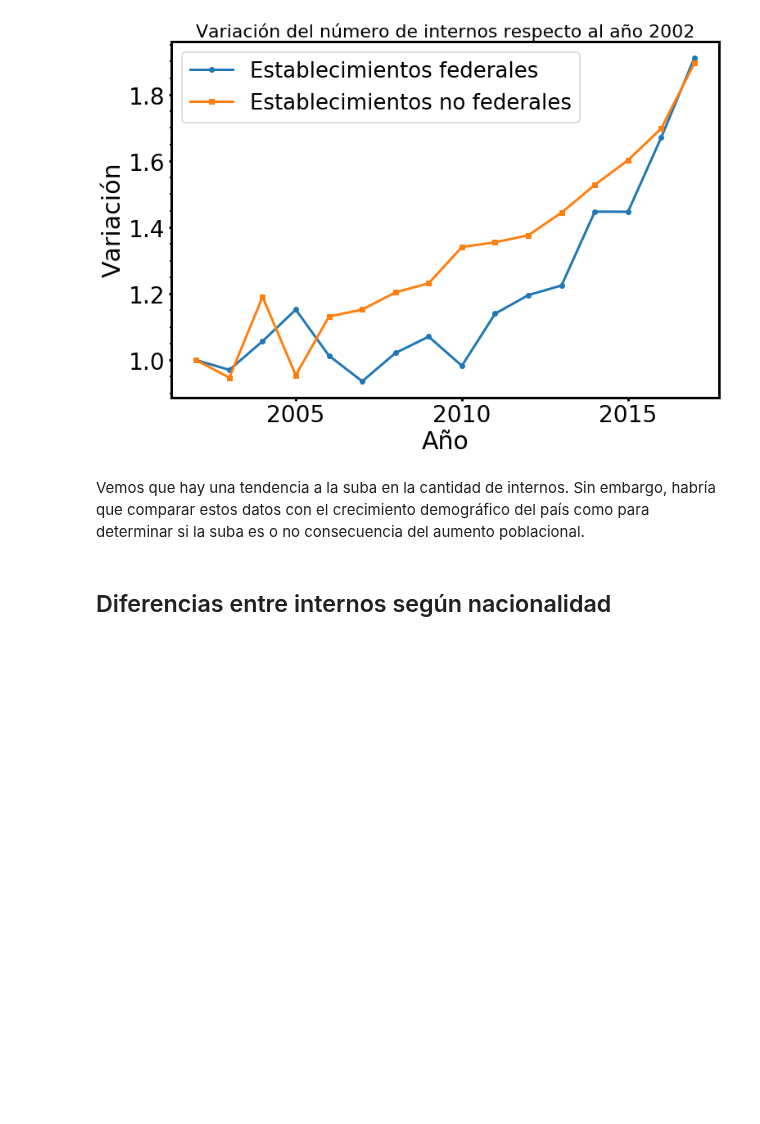
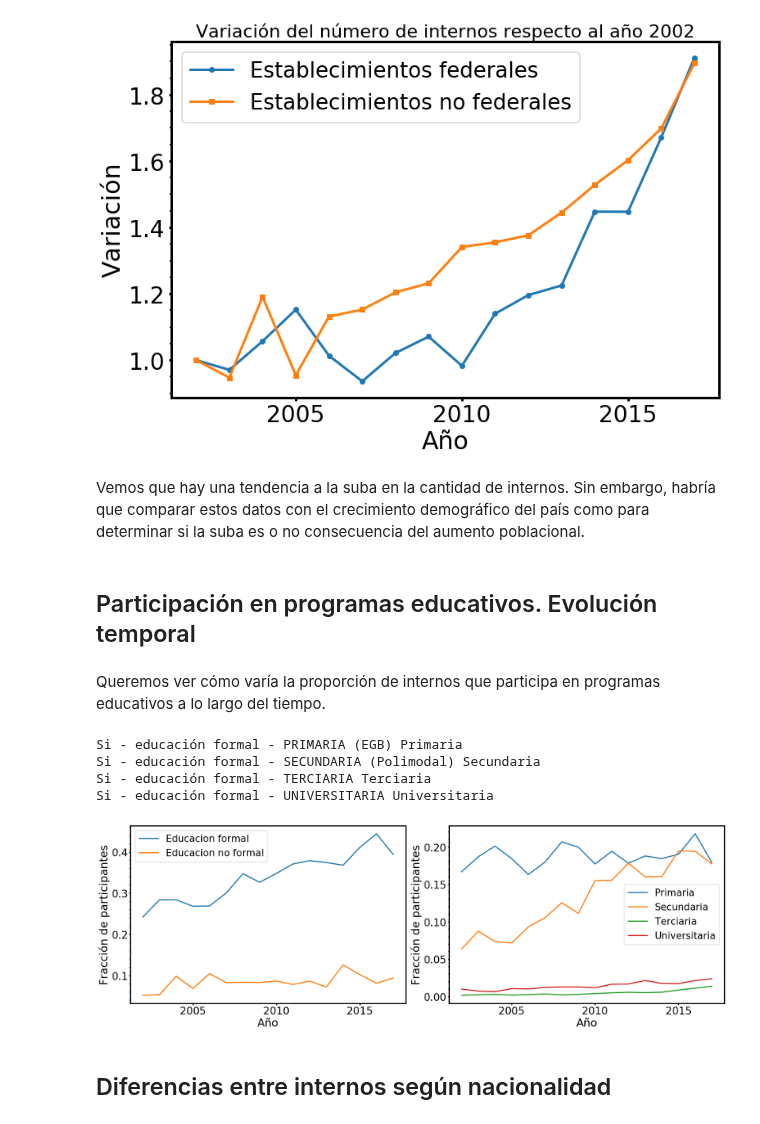
Before and after one commit to nahuelalmeira/poblacionPenal, a Jupyter notebook: VisualizacionYAnalisis/DiploDatos_PoblacionPenitenciariaArgentina_VyA.ipynb, the cells around one changed output. Saved outputs shown, nothing was run; the diff lists cells and outputs as text; code cells hidden in the pictures; blank space fills up the shorter version.

Commit message:
Agrego participacion en programas educativos en el tiempo

```diff
--- a/VisualizacionYAnalisis/DiploDatos_PoblacionPenitenciariaArgentina_VyA.ipynb
+++ b/VisualizacionYAnalisis/DiploDatos_PoblacionPenitenciariaArgentina_VyA.ipynb
@@ -599,6 +601,48 @@ plt.show()
 [figure]
 # %% [markdown]
 Vemos que hay una tendencia a la suba en la cantidad de internos. Sin embargo, habría que comparar estos datos con el crecimiento demográfico del país como para determinar si la suba es o no consecuencia del aumento poblacional.
+# %% [markdown]
+## Participación en programas educativos. Evolución temporal
+# %% [markdown]
+Queremos ver cómo varía la proporción de internos que participa en programas educativos a lo largo del tiempo.
+# %%
+temp_data['participacion_programa_educativo_descripcion'].unique()
+contingency = temp_data.pivot_table(index='participacion_programa_educativo_descripcion', columns='anio_censo',
+                              values='provincia_descripcion', aggfunc='count', margins=True)
+conditionals = (contingency / contingency.loc['All']).T
+conditionals = conditionals.drop(['All'])
+conditionals = conditionals.drop(['All'], axis=1)
+columns = conditionals.columns.values
+labels_dict = dict(zip(['No participa', 'Primaria', 'Secundaria', 'Terciaria', 'Universitaria', 'No formal'],
+                      columns))
+fig, axes = plt.subplots(figsize=(24, 8), ncols=2)
+
+ax = axes[1]
+for label, column in list(labels_dict.items())[1:-1]:
+    print(column, label)
+    ax.plot(conditionals.index, conditionals[column], label=label)
+    #print(conditionals[column])
+ax.set_ylabel('Fracción de participantes')
+ax.set_xlabel('Año')
+ax.set_xticks([2005, 2010, 2015])
+ax.legend(loc='best')
+
+ax = axes[0]
+ax.plot(conditionals.index, conditionals.iloc[:, 1:-1].sum(axis=1), label='Educacion formal')
+ax.plot(conditionals.index, conditionals[labels_dict['No formal']], label='Educacion no formal')
+ax.set_ylabel('Fracción de participantes')
+ax.set_xlabel('Año')
+ax.set_xticks([2005, 2010, 2015])
+ax.legend(loc='best')
+
+plt.tight_layout()
+plt.show()
+# %% [output]
+Si - educación formal - PRIMARIA (EGB) Primaria
+Si - educación formal - SECUNDARIA (Polimodal) Secundaria
+Si - educación formal - TERCIARIA Terciaria
+Si - educación formal - UNIVERSITARIA Universitaria
+[figure, added]
 # %% [markdown]
 ## Diferencias entre internos según nacionalidad
 # %% [markdown]
```
Also changed, not shown: parts of 3 cells of this notebook.
